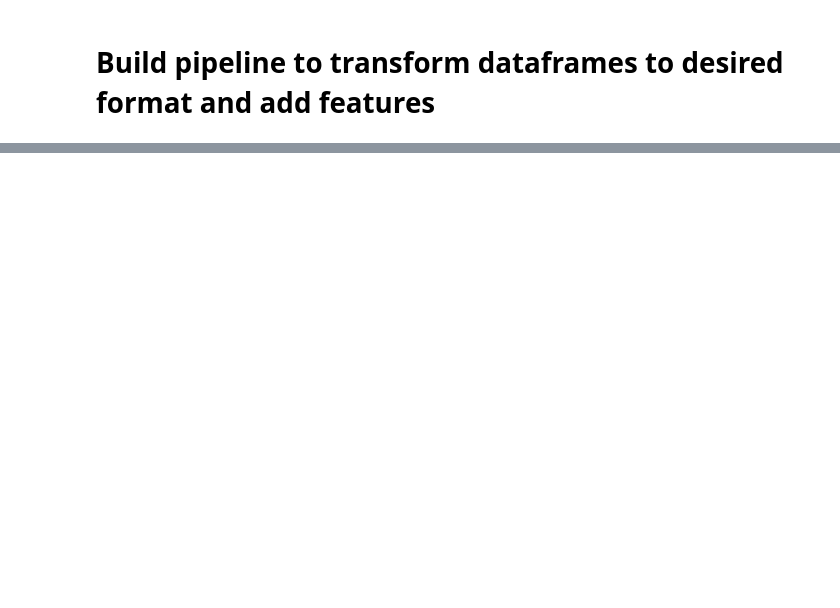
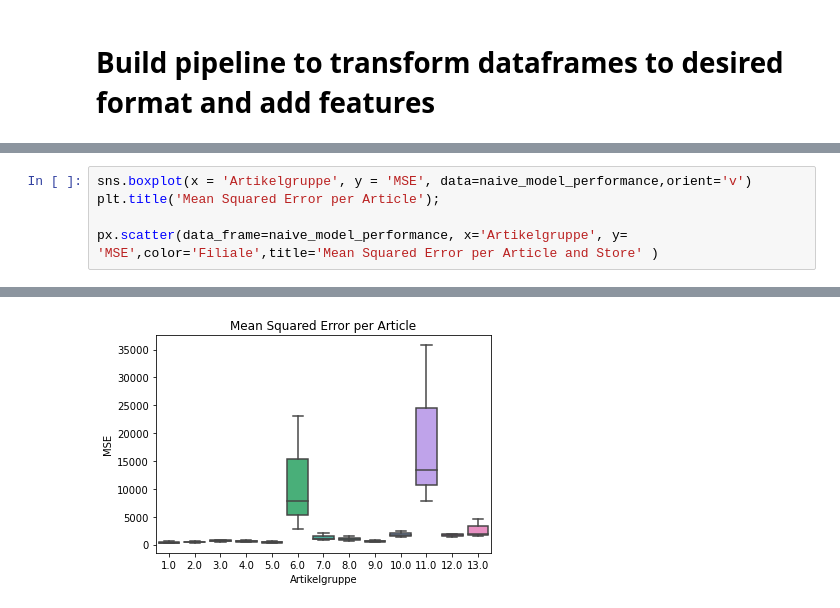
Before and after one commit to captaincurry94/capstone, a Jupyter notebook: predictive_models.ipynb, the cells around one changed output, grey strips where cells are left out. Drawn from its saved outputs; the diff is of its cells as text; blank space fills up the shorter version.

```diff
--- a/predictive_models.ipynb
+++ b/predictive_models.ipynb
@@ -109,0 +130,6 @@ naive_model_performance
+# %%
+sns.boxplot(x = 'Artikelgruppe', y = 'MSE', data=naive_model_performance,orient='v')
+plt.title('Mean Squared Error per Article');
+
+px.scatter(data_frame=naive_model_performance, x='Artikelgruppe', y= 'MSE',color='Filiale',title='Mean Squared Error per Article and Store' )
+# %% [output]
@@ -109,0 +137 @@ naive_model_performance
+[figure, added]
```
Also changed, not shown: parts of 17 cells of this notebook.
